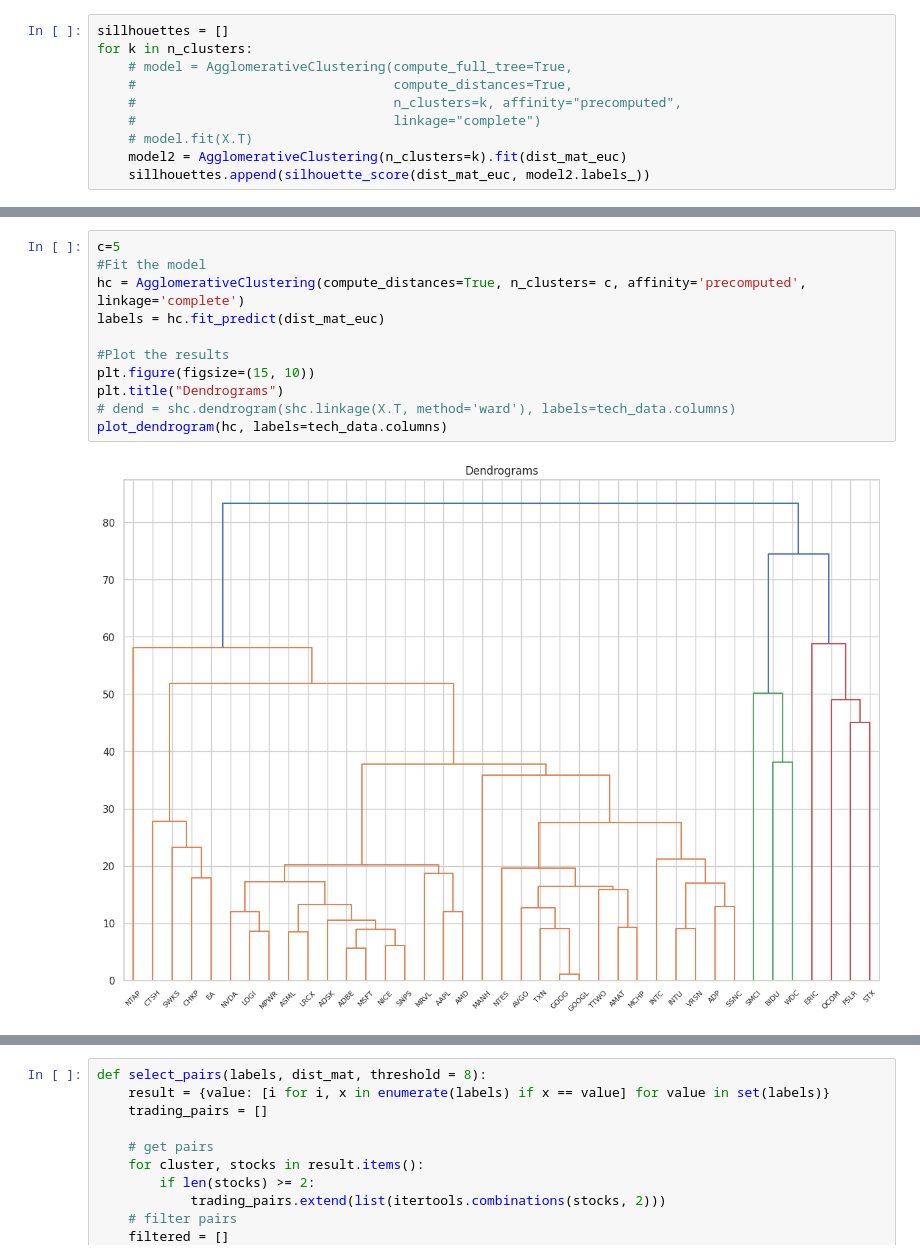
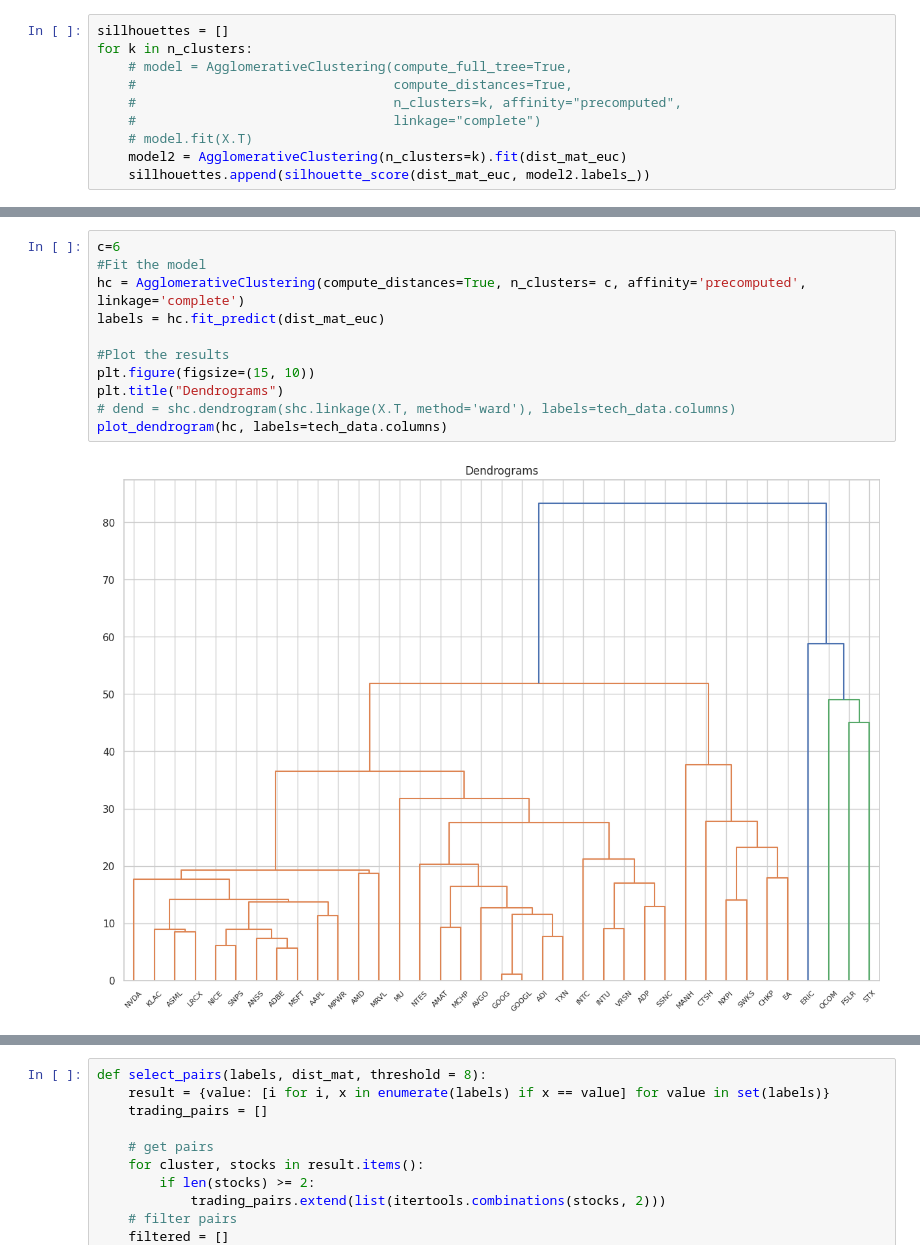
Before and after one commit to pmnerfed/capstone_option_trading, a Jupyter notebook: Review/Review.ipynb, the cells around one changed output, grey strips where cells are left out. Cells and saved outputs as stored; diff of their text form.

```diff
--- a/Review/Review.ipynb
+++ b/Review/Review.ipynb
@@ -567,13 +565,13 @@ Suggested number of clusters:  5
 # %%
-c=5
+c=6
 #Fit the model
 hc = AgglomerativeClustering(compute_distances=True, n_clusters= c, affinity='precomputed', linkage='complete')
 labels = hc.fit_predict(dist_mat_euc)
 
 #Plot the results
 plt.figure(figsize=(15, 10))
 plt.title("Dendrograms")
 # dend = shc.dendrogram(shc.linkage(X.T, method='ward'), labels=tech_data.columns)
 plot_dendrogram(hc, labels=tech_data.columns)
 # %% [output]
-[figure, old version]
+[figure, new version]
```
Also changed, not shown: parts of 26 cells of this notebook.
